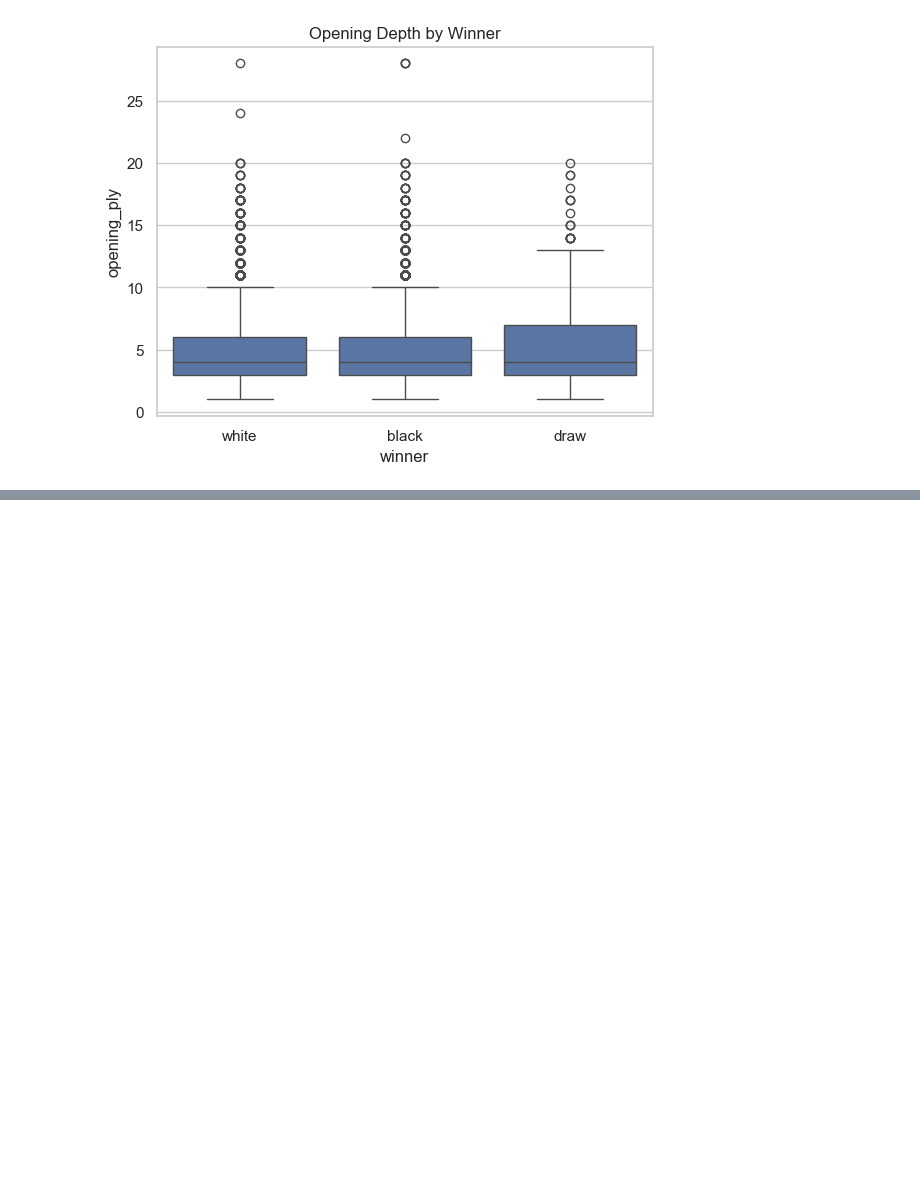
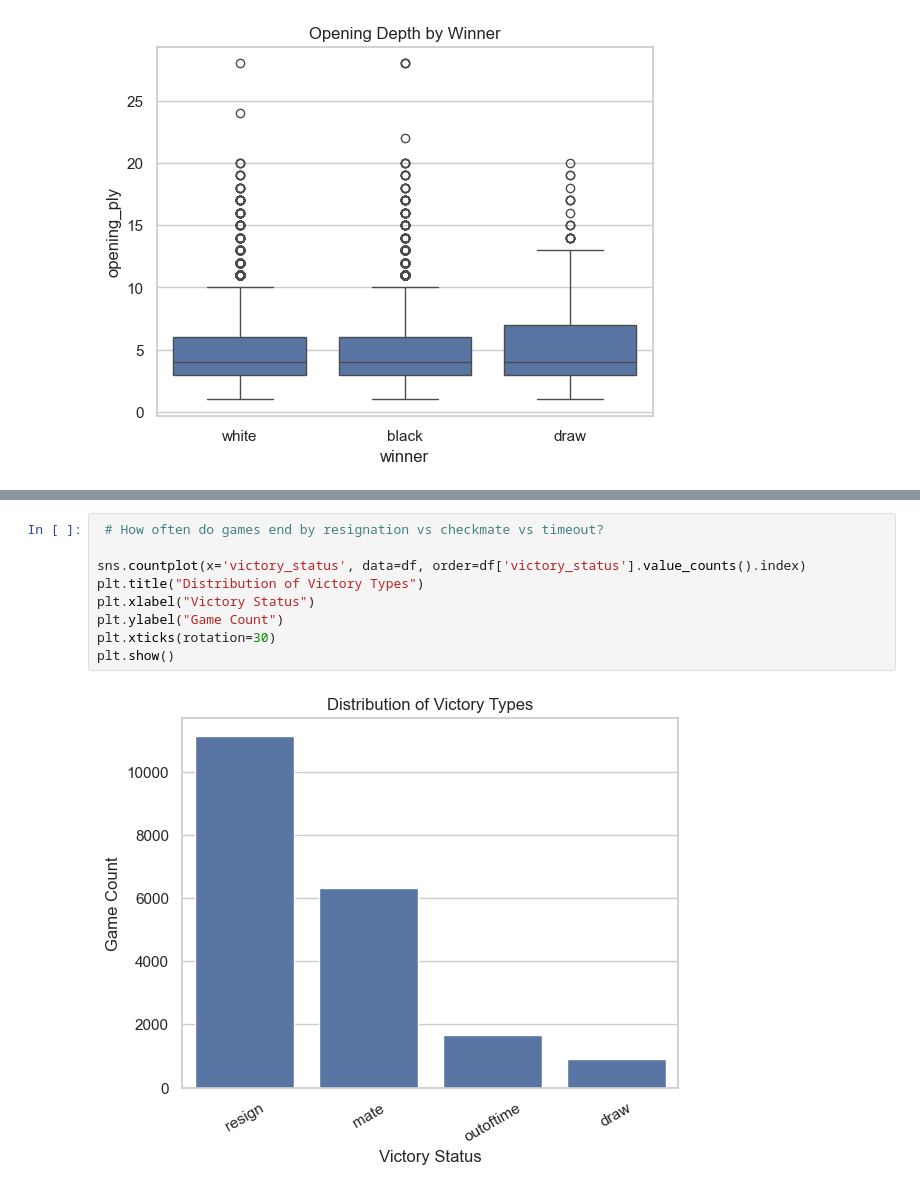
Before and after one commit to aakash-gupta02/LiChess-Analysis-Python, a Jupyter notebook: overview & analytics.ipynb, the cells around one changed output, grey strips where cells are left out. Cells and saved outputs as stored; diff of their text form; blank space fills up the shorter version.

```diff
--- a/overview & analytics.ipynb
+++ b/overview & analytics.ipynb
@@ -287,0 +313,11 @@ Name: opening_ply, dtype: float64
+# %%
+ # How often do games end by resignation vs checkmate vs timeout?
+
+sns.countplot(x='victory_status', data=df, order=df['victory_status'].value_counts().index)
+plt.title("Distribution of Victory Types")
+plt.xlabel("Victory Status")
+plt.ylabel("Game Count")
+plt.xticks(rotation=30)
+plt.show()
+# %% [output]
+[figure, added]
```
Also changed, not shown: parts of 7 cells of this notebook.
